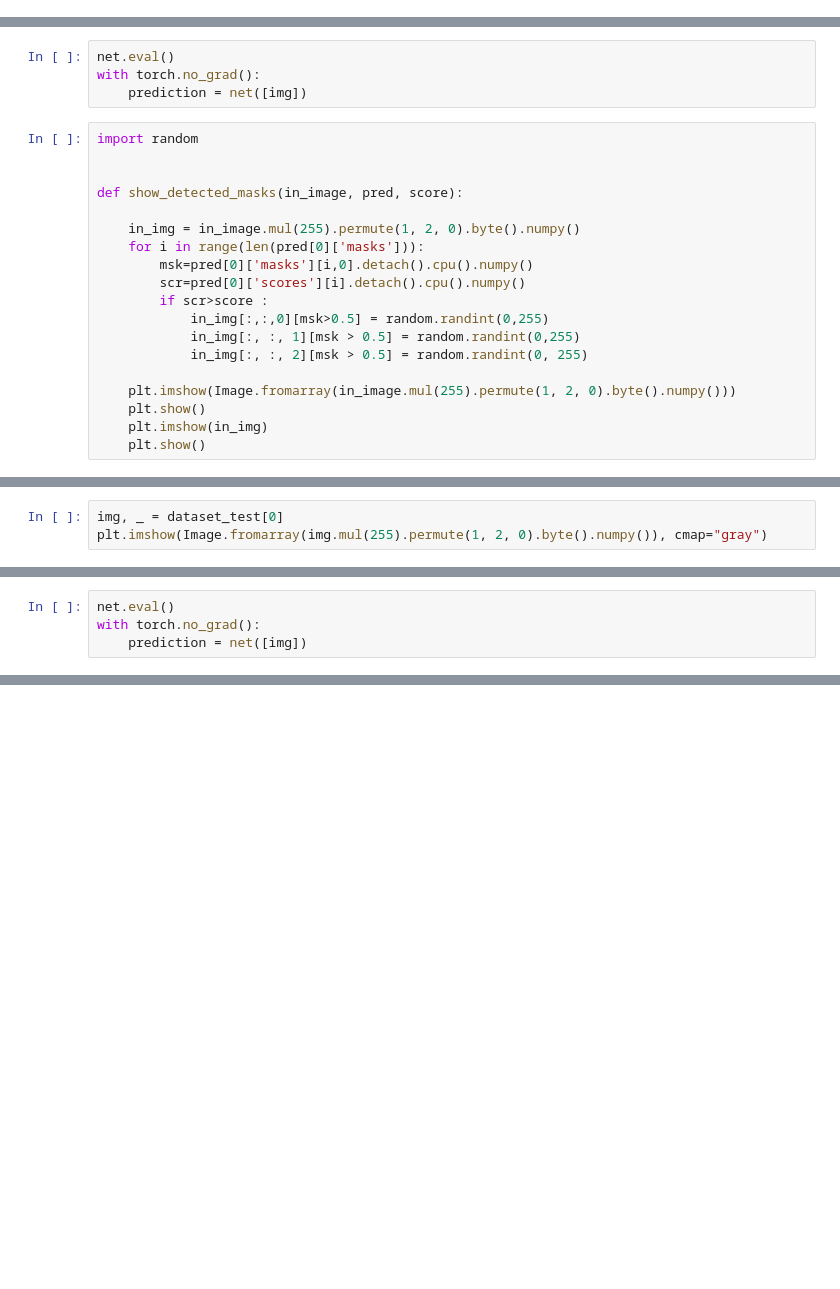
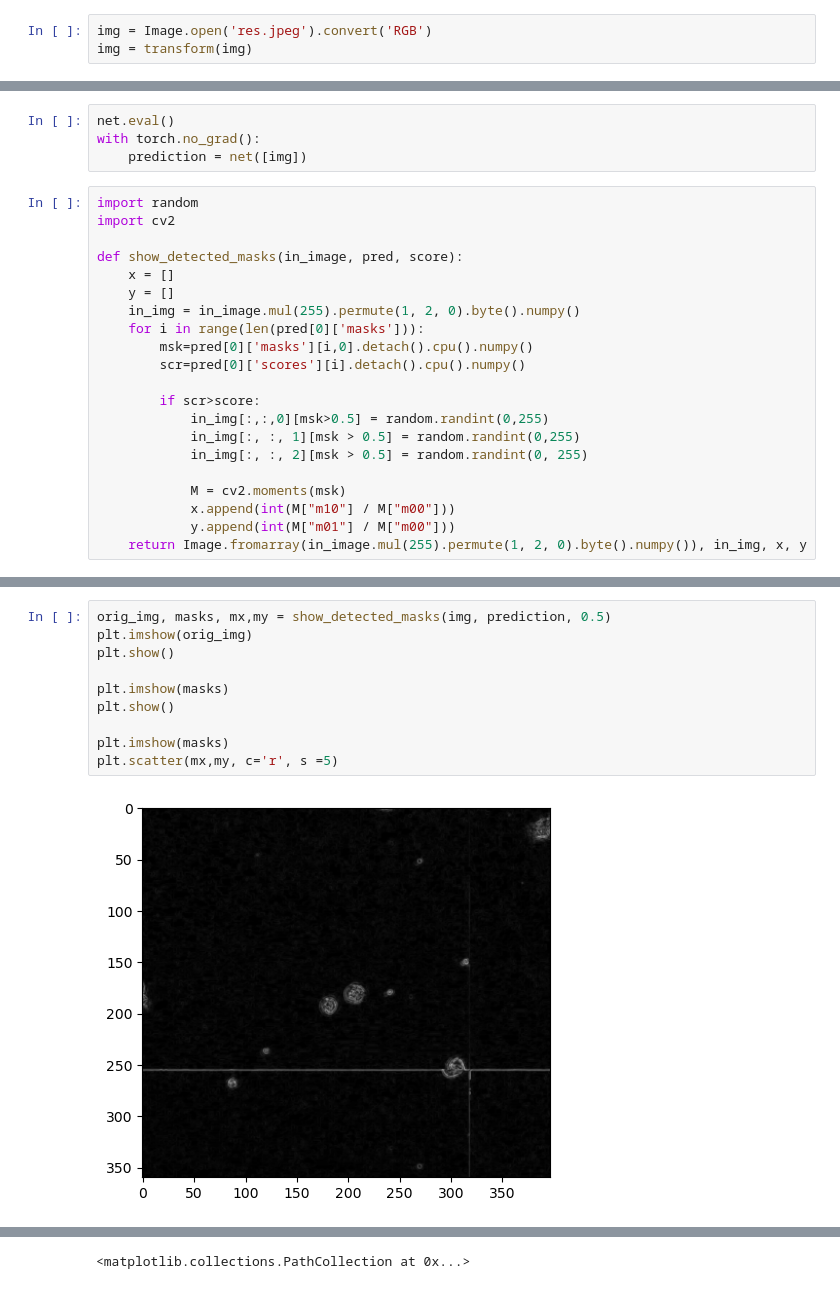
Before and after one commit to mestermarc/cellNet, a Jupyter notebook: model/test_net.ipynb, the cells around one changed output, grey strips where cells are left out. Drawn from its saved outputs; the diff is of its cells as text; blank space fills up the shorter version.

Commit message:
added mask, added midpoint

```diff
--- a/model/test_net.ipynb
+++ b/model/test_net.ipynb
@@ -96,3 +106,6 @@ img, _ = dataset_test[12]
+# %%
+img = Image.open('res.jpeg').convert('RGB')
+img = transform(img)
 # %%
 PATH = "../../net/entire_model_10_03_01.pt"
 net = torch.load(PATH, map_location=torch.device('cpu'))
@@ -102,20 +115,22 @@ with torch.no_grad():
     prediction = net([img])
 # %%
 import random
-
+import cv2
 
 def show_detected_masks(in_image, pred, score):
-
+    x = []
+    y = []
     in_img = in_image.mul(255).permute(1, 2, 0).byte().numpy()
     for i in range(len(pred[0]['masks'])):
         msk=pred[0]['masks'][i,0].detach().cpu().numpy()
         scr=pred[0]['scores'][i].detach().cpu().numpy()
-        if scr>score :
+
+        if scr>score:
             in_img[:,:,0][msk>0.5] = random.randint(0,255)
             in_img[:, :, 1][msk > 0.5] = random.randint(0,255)
             in_img[:, :, 2][msk > 0.5] = random.randint(0, 255)
 
-    plt.imshow(Image.fromarray(in_image.mul(255).permute(1, 2, 0).byte().numpy()))
-    plt.show()
-    plt.imshow(in_img)
-    plt.show()
+            M = cv2.moments(msk)
+            x.append(int(M["m10"] / M["m00"]))
+            y.append(int(M["m01"] / M["m00"]))
+    return Image.fromarray(in_image.mul(255).permute(1, 2, 0).byte().numpy()), in_img, x, y
@@ -288,3 +136,0 @@ dataset = CellDataset('./data/augmented/', get_transform(train=False))
-# %%
-img, _ = dataset_test[0]
-plt.imshow(Image.fromarray(img.mul(255).permute(1, 2, 0).byte().numpy()), cmap="gray")
@@ -294,4 +136,0 @@ plt.imshow(Image.fromarray(img.mul(255).permute(1, 2, 0).byte().numpy()), cmap="
-# %%
-net.eval()
-with torch.no_grad():
-    prediction = net([img])
@@ -319,0 +137,12 @@ for i in range(21):
+# %%
+orig_img, masks, mx,my = show_detected_masks(img, prediction, 0.5)
+plt.imshow(orig_img)
+plt.show()
+
+plt.imshow(masks)
+plt.show()
+
+plt.imshow(masks)
+plt.scatter(mx,my, c='r', s =5)
+# %% [output]
+[figure, added]
@@ -319,0 +150 @@ for i in range(21):
+<matplotlib.collections.PathCollection at 0x...>
```
Also changed, not shown: parts of 24 cells of this notebook, 3 other files.
